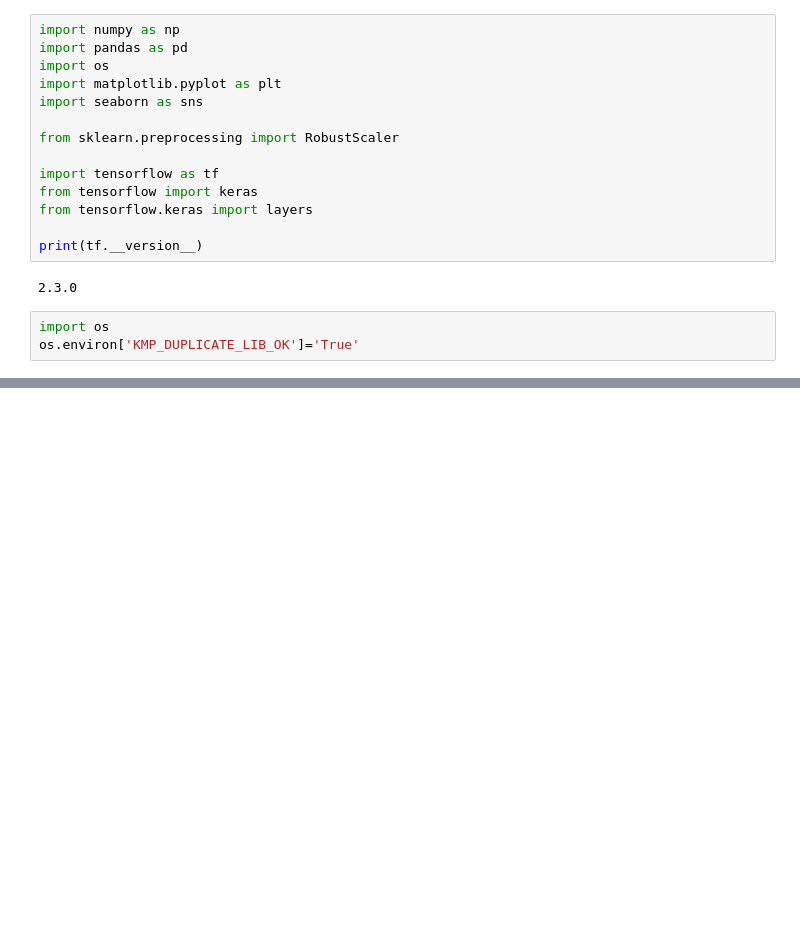
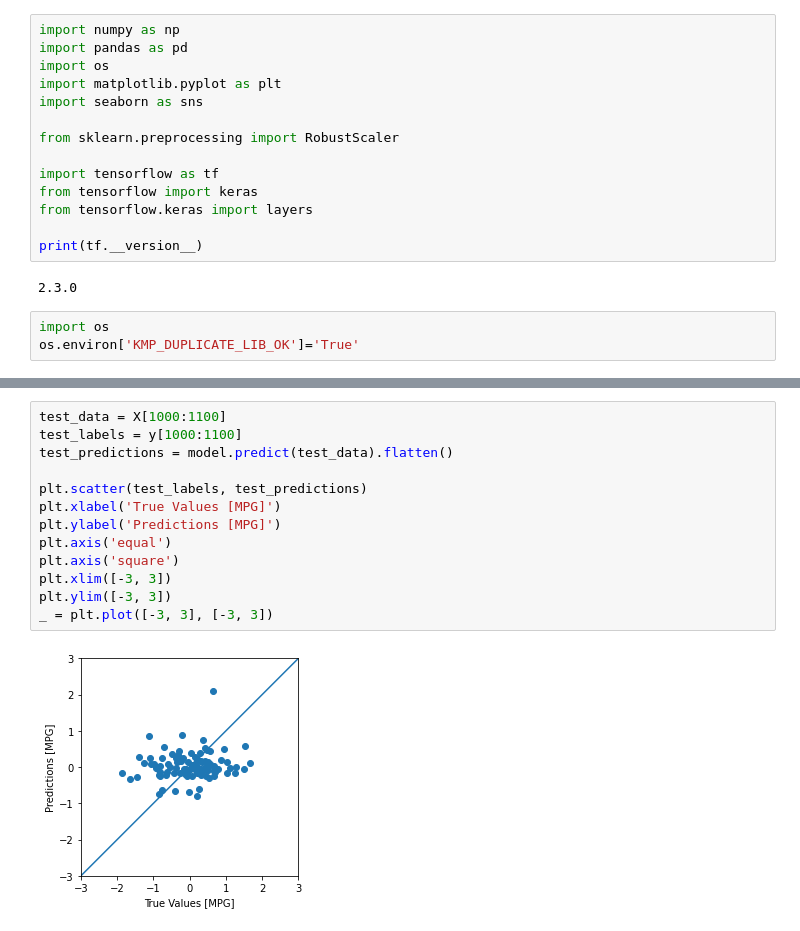
Before and after one commit to upathare1/Bitcoin-Price-Prediction, a Jupyter notebook: Algorithms/lstm_trial1.ipynb, the cells around one changed output, grey strips where cells are left out. Cells and saved outputs as stored; diff of their text form; blank space fills up the shorter version.

```diff
--- a/Algorithms/lstm_trial1.ipynb
+++ b/Algorithms/lstm_trial1.ipynb
@@ -184,0 +210,15 @@ plot_history(history)
+# %%
+test_data = X[1000:1100]
+test_labels = y[1000:1100]
+test_predictions = model.predict(test_data).flatten()
+
+plt.scatter(test_labels, test_predictions)
+plt.xlabel('True Values [MPG]')
+plt.ylabel('Predictions [MPG]')
+plt.axis('equal')
+plt.axis('square')
+plt.xlim([-3, 3])
+plt.ylim([-3, 3])
+_ = plt.plot([-3, 3], [-3, 3])
+# %% [output]
+[figure, added]
```
Also changed, not shown: parts of 11 cells of this notebook.
